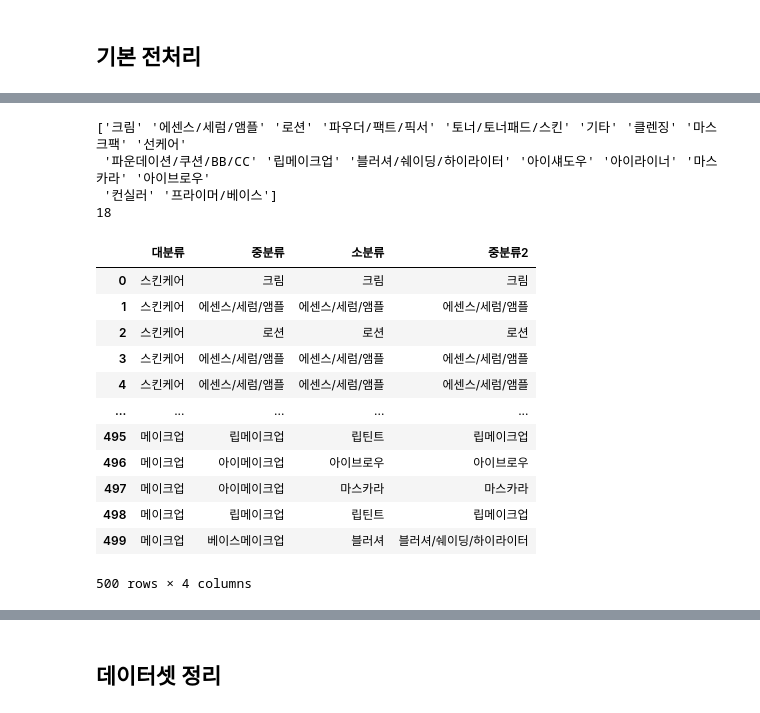
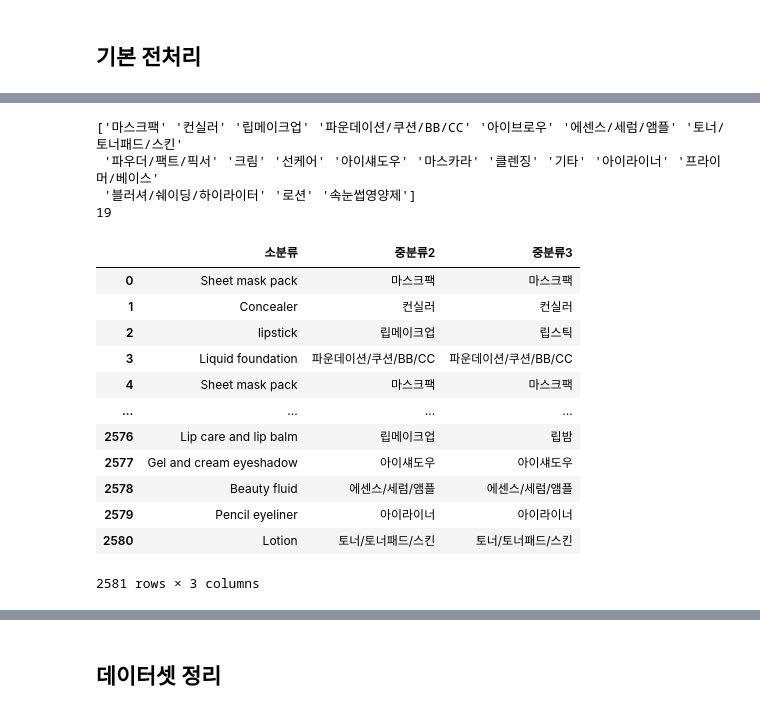
Before and after one commit to sweeeet-zoo/sparta5, a Jupyter notebook: 실전_프로젝트/데이터_전처리_카테고리/코스메_전처리_카테고리.ipynb, the cells around one changed output, grey strips where cells are left out. Saved outputs shown, nothing was run; the diff lists cells and outputs as text; code cells hidden in the pictures.

```diff
--- a/실전_프로젝트/데이터_전처리_카테고리/코스메_전처리_카테고리.ipynb
+++ b/실전_프로젝트/데이터_전처리_카테고리/코스메_전처리_카테고리.ipynb
@@ -317,0 +225,11 @@ for i in range(len(cosme_df)):
+# %%
+# 불필요한 행 삭제하기
+# 2) 불필요한 브랜드 삭제
+
+brand_list = ['Mijangsen', 'Stilla', 'Soon Plus']
+brand = '|'.join(brand_list)
+
+brand_idx = cosme_df[cosme_df['브랜드'].str.contains(brand)].index
+
+cosme_df = cosme_df.drop(brand_idx)
+cosme_df.info() # 전체행 2673개 -> 2581개로 감소
@@ -317,0 +255,6 @@ for i in range(len(cosme_df)):
+# %%
+# 불필요한 행 삭제하기
+# 3) 인덱스 리셋
+
+cosme_df.reset_index(drop=True, inplace=True)
+cosme_df.head()
@@ -317,0 +501,4 @@ for i in range(len(cosme_df)):
+# %%
+# 중분류2 생성
+cosme_df['중분류2'] = cosme_df['중분류3'].copy()
+cosme_df['중분류2'].head(10)
@@ -318,25 +517,36 @@ for i in range(len(cosme_df)):
+# %%
+# 중분류2 수정
+# 중분류3('립틴트', '립라이너', '립글로스', '립밤', '립스틱스틱') => 중분류2(립메이크업) 으로 일괄 변경
+
+lip_list = ['립틴트', '립라이너', '립글로스', '립밤', '립스틱']
+lips = '|'.join(lip_list)
+cond_lips = cosme_df['중분류3'].str.contains(lips)
+
+for i in range(len(cosme_df)):
+  if cond_lips[i] == True:
+    cosme_df.loc[i, '중분류2'] = '립메이크업'
 # %%
 print(cosme_df['중분류2'].unique())
 print(cosme_df['중분류2'].nunique())
-cosme_df.loc[:, ['대분류', '중분류', '소분류', '중분류2']]
+cosme_df.loc[:, ['소분류', '중분류2', '중분류3']]
 # %% [output]
-['크림' '에센스/세럼/앰플' '로션' '파우더/팩트/픽서' '토너/토너패드/스킨' '기타' '클렌징' '마스크팩' '선케어'
- '파운데이션/쿠션/BB/CC' '립메이크업' '블러셔/쉐이딩/하이라이터' '아이섀도우' '아이라이너' '마스카라' '아이브로우'
- '컨실러' '프라이머/베이스']
-18
+['마스크팩' '컨실러' '립메이크업' '파운데이션/쿠션/BB/CC' '아이브로우' '에센스/세럼/앰플' '토너/토너패드/스킨'
+ '파우더/팩트/픽서' '크림' '선케어' '아이섀도우' '마스카라' '클렌징' '기타' '아이라이너' '프라이머/베이스'
+ '블러셔/쉐이딩/하이라이터' '로션' '속눈썹영양제']
+19
-|  | 대분류 | 중분류 | 소분류 | 중분류2 |
-| 0 | 스킨케어 | 크림 | 크림 | 크림 |
-| 1 | 스킨케어 | 에센스/세럼/앰플 | 에센스/세럼/앰플 | 에센스/세럼/앰플 |
-| 2 | 스킨케어 | 로션 | 로션 | 로션 |
-| 3 | 스킨케어 | 에센스/세럼/앰플 | 에센스/세럼/앰플 | 에센스/세럼/앰플 |
-| 4 | 스킨케어 | 에센스/세럼/앰플 | 에센스/세럼/앰플 | 에센스/세럼/앰플 |
-| ... | ... | ... | ... | ... |
-| 495 | 메이크업 | 립메이크업 | 립틴트 | 립메이크업 |
-| 496 | 메이크업 | 아이메이크업 | 아이브로우 | 아이브로우 |
-| 497 | 메이크업 | 아이메이크업 | 마스카라 | 마스카라 |
-| 498 | 메이크업 | 립메이크업 | 립틴트 | 립메이크업 |
-| 499 | 메이크업 | 베이스메이크업 | 블러셔 | 블러셔/쉐이딩/하이라이터 |
+|  | 소분류 | 중분류2 | 중분류3 |
+| 0 | Sheet mask pack | 마스크팩 | 마스크팩 |
+| 1 | Concealer | 컨실러 | 컨실러 |
+| 2 | lipstick | 립메이크업 | 립스틱 |
+| 3 | Liquid foundation | 파운데이션/쿠션/BB/CC | 파운데이션/쿠션/BB/CC |
+| 4 | Sheet mask pack | 마스크팩 | 마스크팩 |
+| ... | ... | ... | ... |
+| 2576 | Lip care and lip balm | 립메이크업 | 립밤 |
+| 2577 | Gel and cream eyeshadow | 아이섀도우 | 아이섀도우 |
+| 2578 | Beauty fluid | 에센스/세럼/앰플 | 에센스/세럼/앰플 |
+| 2579 | Pencil eyeliner | 아이라이너 | 아이라이너 |
+| 2580 | Lotion | 토너/토너패드/스킨 | 토너/토너패드/스킨 |
-500 rows × 4 columns
+2581 rows × 3 columns
 # %%
 # 중분류1 - 중분류2
 # 스킨케어 - 토너/토너패드/스킨, 에센스/세럼/앰플, 로션, 크림
```
Also changed, not shown: parts of 43 cells of this notebook, 8 other files.
